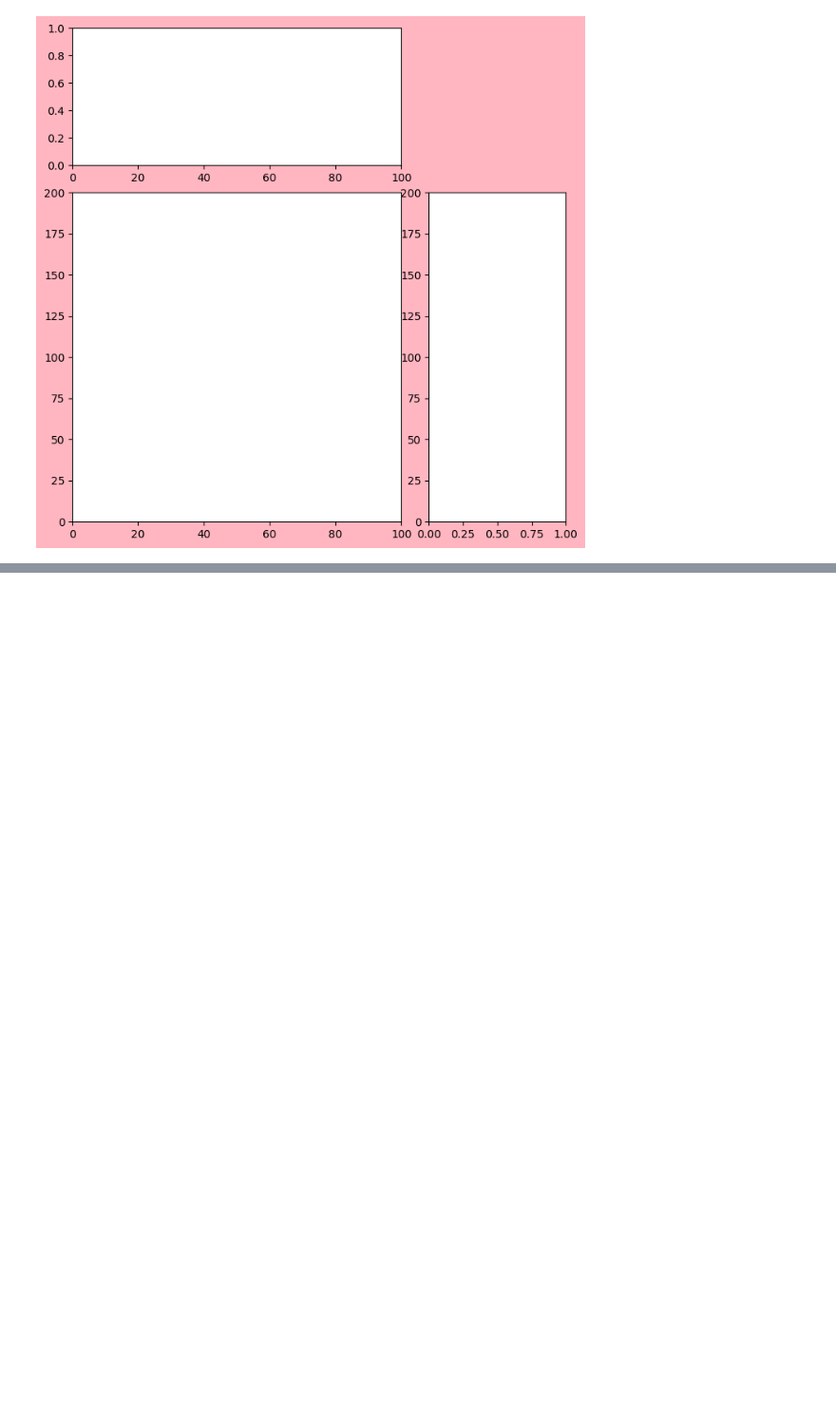
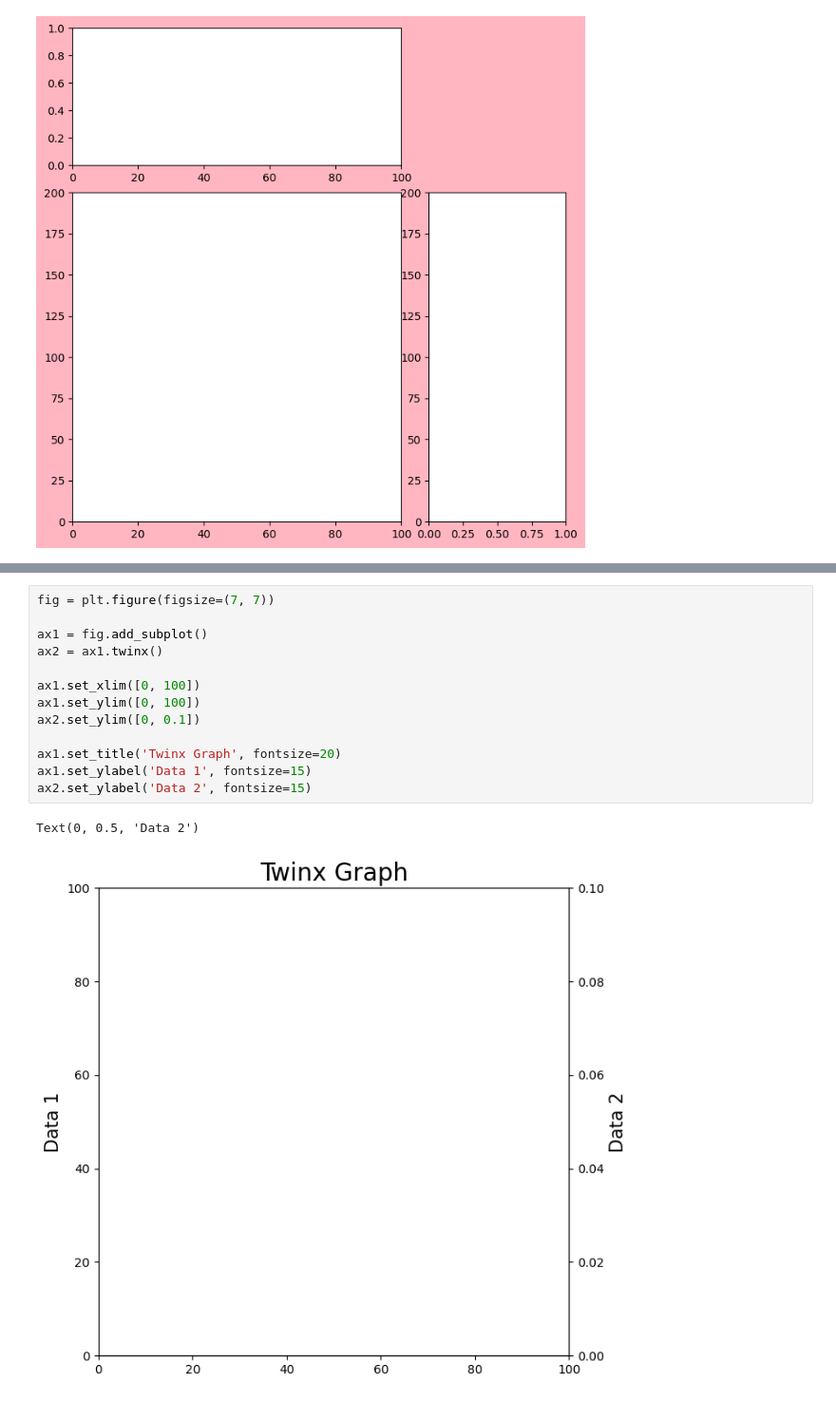
Before and after one commit to scarypillowz/Matplotlib, a Jupyter notebook: axis 커스터마이징.ipynb, the cells around one changed output, grey strips where cells are left out. Shown at 95% size. Saved outputs shown, nothing was run; the diff lists cells and outputs as text; blank space fills up the shorter version.

```diff
--- a/axis 공유.ipynb
+++ b/axis 커스터마이징.ipynb
@@ -253,0 +277,16 @@ fig.subplots_adjust(hspace=0.2, wspace=0.01)
+# %%
+fig = plt.figure(figsize=(7, 7))
+
+ax1 = fig.add_subplot()
+ax2 = ax1.twinx()
+
+ax1.set_xlim([0, 100])
+ax1.set_ylim([0, 100])
+ax2.set_ylim([0, 0.1])
+
+ax1.set_title('Twinx Graph', fontsize=20)
+ax1.set_ylabel('Data 1', fontsize=15)
+ax2.set_ylabel('Data 2', fontsize=15)
+# %% [output]
+Text(0, 0.5, 'Data 2')
+[figure, added]
```
Also changed, not shown: parts of 21 cells of this notebook.
